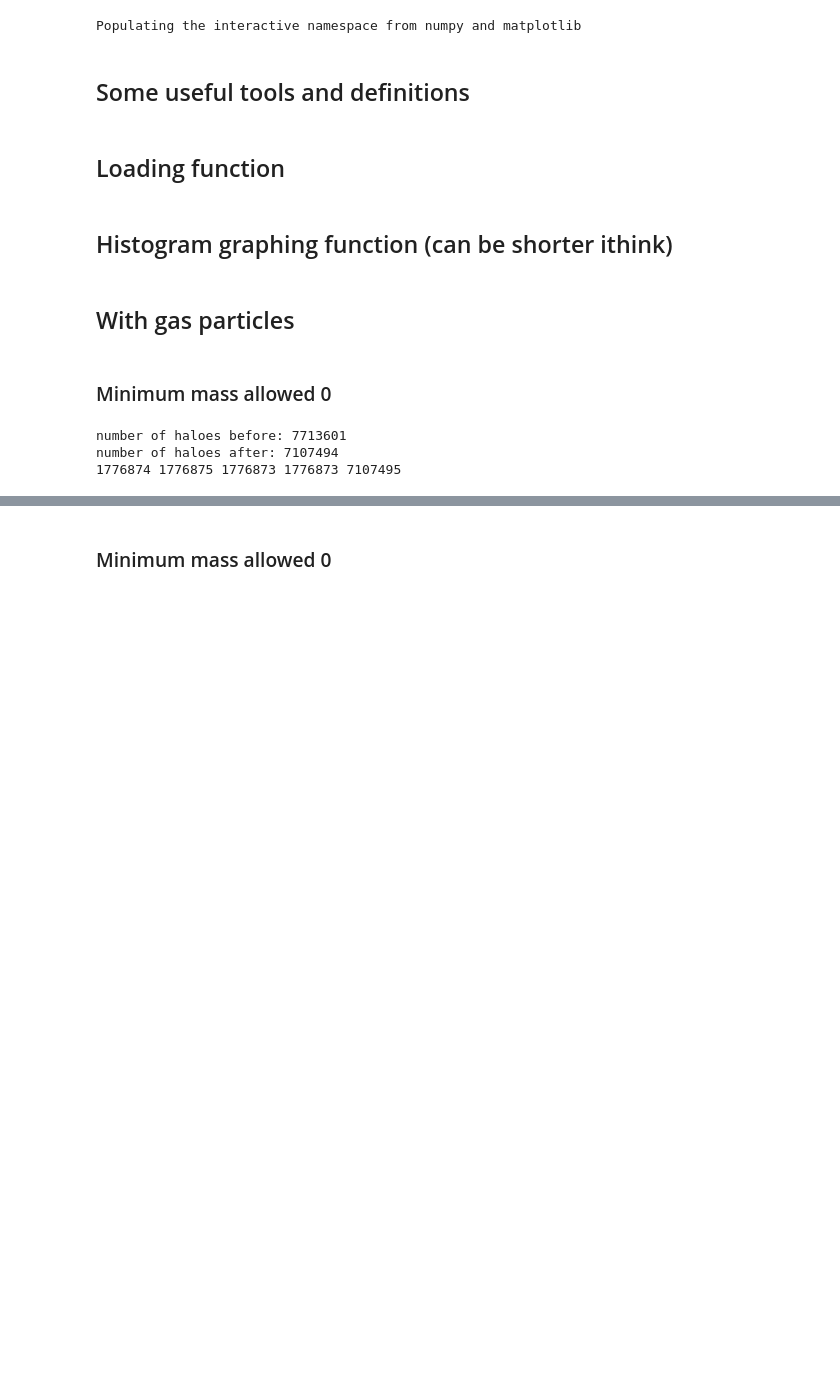
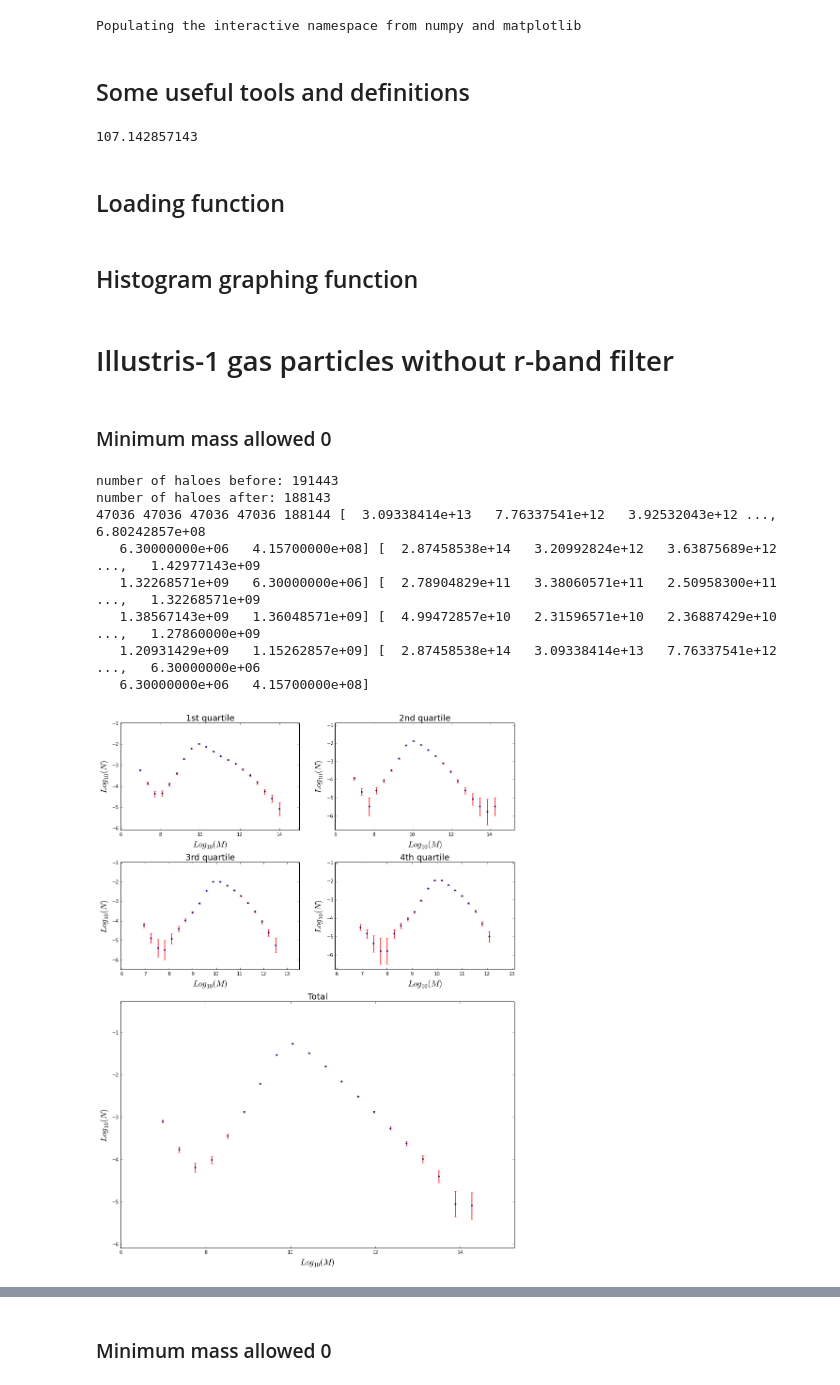
Before and after one commit to jdprada1760/Cornell_Summer, a Jupyter notebook: Illustris_Run/Code/Illustris quartiles.ipynb, the cells around one changed output, grey strips where cells are left out. Drawn from its saved outputs; the diff is of its cells as text; code cells hidden in the pictures; blank space fills up the shorter version.

```diff
--- a/Illustris_Run/Code/Illustris quartiles.ipynb
+++ b/Illustris_Run/Code/Illustris quartiles.ipynb
@@ -6,14 +7,11 @@ Populating the interactive namespace from numpy and matplotlib
 # %% [markdown]
 ## Some useful tools and definitions
 # %%
-#mass per particle of gas
-Mg = 8.85678e+5 /0.7
-#mass per particle of dm
-Mdm = 0.000440896524361e+10/0.7
-#vector of mass
-M = [Mg,Mdm]
+#mass units
+M = (10.0**10)/0.7
 #vol of illustris run
-vol = (75e+3/0.7)**3
+vol = (75/0.7)**3
+print 75/0.7
 
 # Gives the x,y of the histogram for logmasses from the given array of mass
 def histog( mf, nbins ):
@@ -33,22 +31,23 @@ def fit(mf,bins):
     # tmp[0]:mj,  tmp[1]:nj
     tmp = histog(log100(mf),bins)
     return optimize.curve_fit(Schechter,tmp[0] ,tmp[1],p0=[-2.0,0,12], sigma = np.sqrt(tmp[1]*vol)/vol, maxfev = 100000)
+# %% [output]
+107.142857143
 # %% [markdown]
 ## Loading function
 # %%
 # loads the file with halo masses and makes the quartiles
 # file formated env,mass
-# j defines if we treat gass or dm
+# j defines if we treat gass or dm j = 0,1
 # minMass minimum mass allowed to have into account a halo
 def loadHaloes(name, neigh, j, minMass):
     table = np.loadtxt(name, skiprows = 0, delimiter = ',').T
-    # adds 1e-9 to avoid possible divisions by 0
-    table[0] = neigh/(np.pi*table[0])
+    #table[0] = neigh/(np.pi*table[0]+1e-9)
     print "number of haloes before: " + str(len(table.T))
 
     # Only take the haloes with not null mass
-    lsigma = table[0][where((M[j]*table[1]) > minMass)]
-    mass = M[j]*table[1][where((M[j]*table[1])> minMass)]
+    lsigma = table[0][where((M*table[j+1]) > minMass)]
+    mass = M*table[j+1][where(M*table[j+1]> minMass)]
 
     print "number of haloes after: " + str(len(mass))
 
@@ -58,7 +57,7 @@ def loadHaloes(name, neigh, j, minMass):
     global q3
     global q4
     global q5
-    q5 = M[j]*table[1][where(M[j]*table[1]> minMass)]
+    q5 = M*table[j+1][where(M*table[j+1]> minMass)]
 
 
     q = np.percentile(lsigma,25)
@@ -78,9 +77,9 @@ def loadHaloes(name, neigh, j, minMass):
     q4 = mass[where(lsigma >= q)]
 
     # verify the length of each quartile
-    print len(q1),len(q2),len(q3),len(q4), sum([len(q1),len(q2),len(q3),len(q4)])
+    print len(q1),len(q2),len(q3),len(q4), sum([len(q1),len(q2),len(q3),len(q4)]),q1,q2,q3,q4,q5
 # %% [markdown]
-## Histogram graphing function (can be shorter ithink)
+## Histogram graphing function
 # %%
 def histo(bins):
     # Graphics of the mass function for each quartile
@@ -102,20 +101,28 @@ def histo(bins):
     for ax,q,i in zip(axs,qs,indx):
         # Histo for first quartile
         tmp = histog(log10(q),bins)
+        tmp[1][where(tmp[1]==0)] = 1
         ax.errorbar( tmp[0], log10(tmp[1]), yerr = sqrt(vol*tmp[1])/(vol*tmp[1]), fmt='o', ecolor = 'r', c = 'b', markersize=3,elinewidth=1.5)
         #ax.bar( tmp[0] , log10(tmp[1]), width = tmp[0][1]-tmp[0][2], alpha = 0.4, align = 'center' )
         ax.set_title(i, fontsize = 18)
         ax.set_ylabel('$Log_{10}(N)$', fontsize = 18)
         ax.set_xlabel('$Log_{10}(M)$', fontsize = 18)
         ax.set_xlim(min(tmp[0])-1,max(tmp[0])+1)
-        ax.set_ylim(min(log10(tmp[1]))-1,(max(log10(tmp[1]))+1))
+        ax.set_ylim(min(log10(tmp[1][where(tmp[1]!=0)]))-1,(max(log10(tmp[1][where(tmp[1]!=0)]))+1))
 # %% [markdown]
-## With gas particles
+# Illustris-1 gas particles without r-band filter
 # %% [markdown]
 ### Minimum mass allowed 0
 # %%
-loadHaloes("../Data/gas.data",3.0,0,0)
+loadHaloes("env1.data",3.0,1,0)
+histo(20)
 # %% [output]
-number of haloes before: 7713601
-number of haloes after: 7107494
-1776874 1776875 1776873 1776873 7107495
+number of haloes before: 191443
+number of haloes after: 188143
+47036 47036 47036 47036 188144 [  3.09338414e+13   7.76337541e+12   3.92532043e+12 ...,   6.80242857e+08
+   6.30000000e+06   4.15700000e+08] [  2.87458538e+14   3.20992824e+12   3.63875689e+12 ...,   1.42977143e+09
+   1.32268571e+09   6.30000000e+06] [  2.78904829e+11   3.38060571e+11   2.50958300e+11 ...,   1.32268571e+09
+   1.38567143e+09   1.36048571e+09] [  4.99472857e+10   2.31596571e+10   2.36887429e+10 ...,   1.27860000e+09
+   1.20931429e+09   1.15262857e+09] [  2.87458538e+14   3.09338414e+13   7.76337541e+12 ...,   6.30000000e+06
+   6.30000000e+06   4.15700000e+08]
+[figure, added]
```
Also changed, not shown: parts of 15 cells of this notebook.
